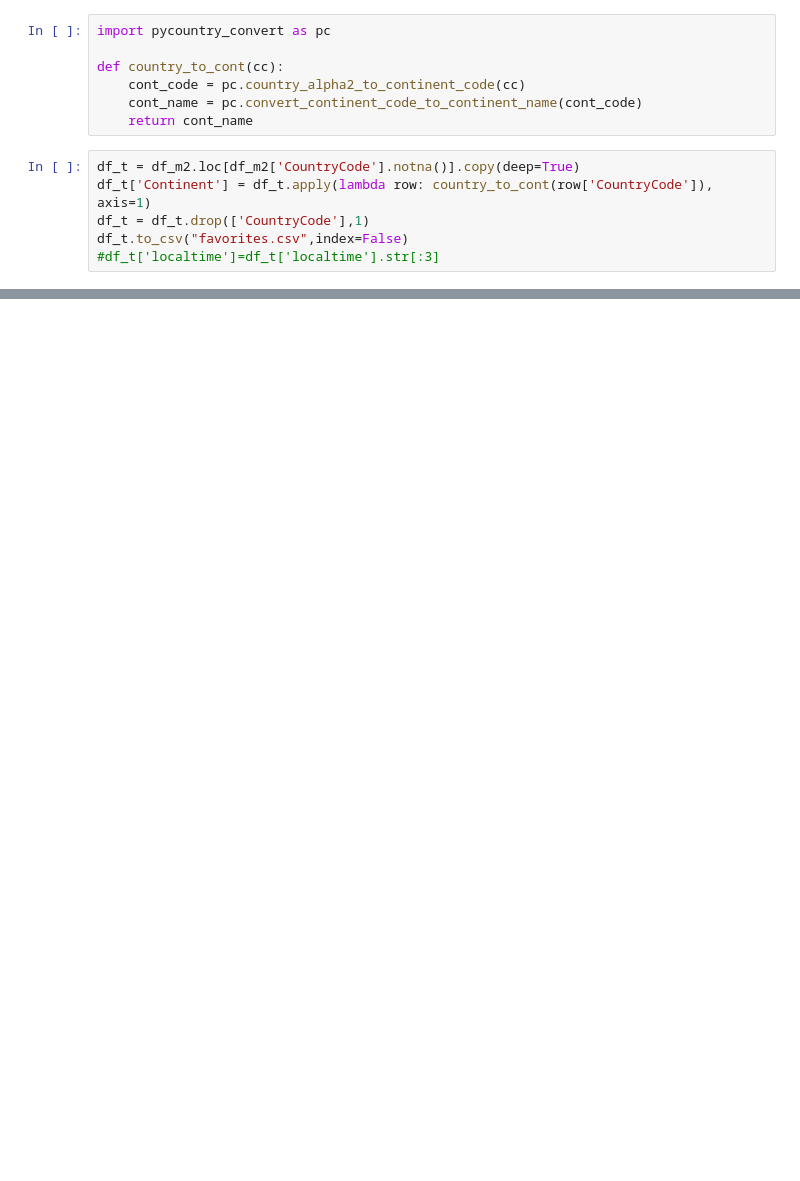
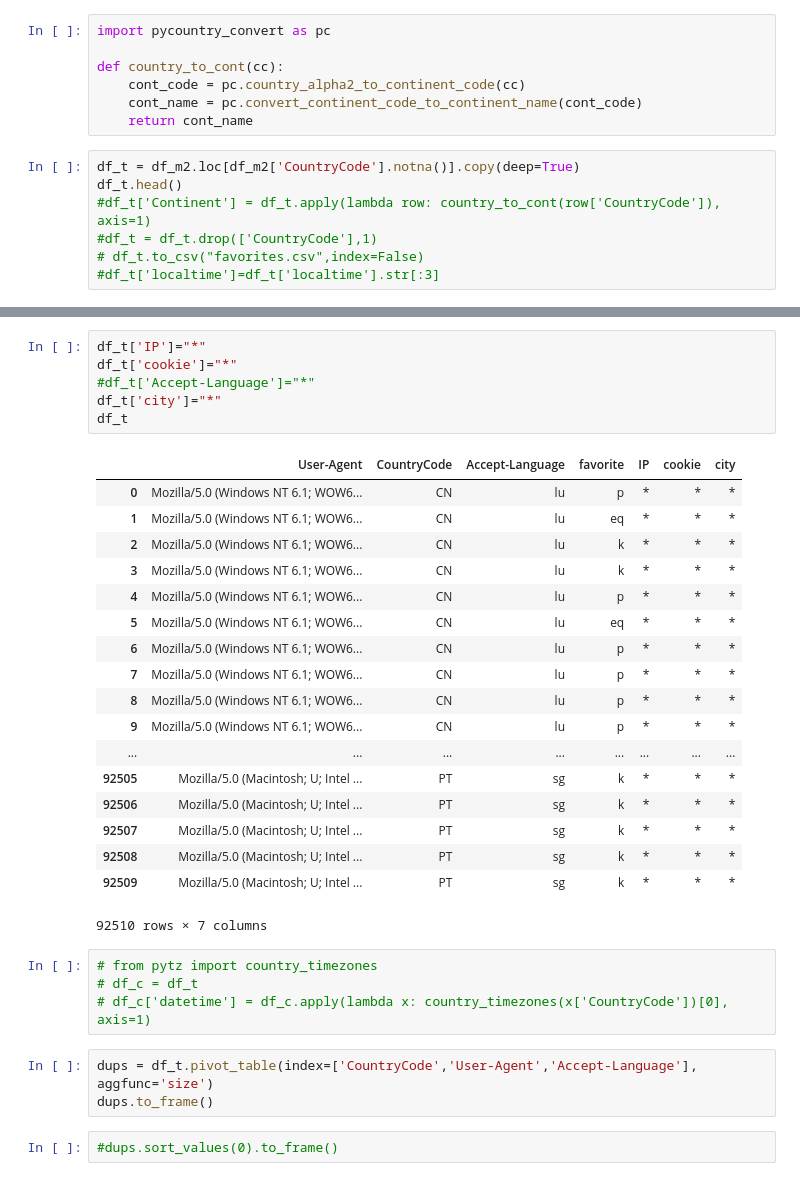
Before and after one commit to msilin/dogcat, a Jupyter notebook: K_Anonymity_ms.ipynb, the cells around one changed output, grey strips where cells are left out. Saved outputs shown, nothing was run; the diff lists cells and outputs as text; blank space fills up the shorter version.

```diff
--- a/K_Anonymity_ms.ipynb
+++ b/K_Anonymity_ms.ipynb
@@ -70,7 +89,8 @@ def country_to_cont(cc):
     return cont_name
 # %%
 df_t = df_m2.loc[df_m2['CountryCode'].notna()].copy(deep=True)
-df_t['Continent'] = df_t.apply(lambda row: country_to_cont(row['CountryCode']), axis=1)
-df_t = df_t.drop(['CountryCode'],1)
-df_t.to_csv("favorites.csv",index=False)
+df_t.head()
+#df_t['Continent'] = df_t.apply(lambda row: country_to_cont(row['CountryCode']), axis=1)
+#df_t = df_t.drop(['CountryCode'],1)
+# df_t.to_csv("favorites.csv",index=False)
 #df_t['localtime']=df_t['localtime'].str[:3]
@@ -76,0 +104,34 @@ df_t.to_csv("favorites.csv",index=False)
+# %%
+df_t['IP']="*"
+df_t['cookie']="*"
+#df_t['Accept-Language']="*"
+df_t['city']="*"
+df_t
+# %% [output]
+|  | User-Agent | CountryCode | Accept-Language | favorite | IP | cookie | city |
+| 0 | Mozilla/5.0 (Windows NT 6.1; WOW6... | CN | lu | p | * | * | * |
+| 1 | Mozilla/5.0 (Windows NT 6.1; WOW6... | CN | lu | eq | * | * | * |
+| 2 | Mozilla/5.0 (Windows NT 6.1; WOW6... | CN | lu | k | * | * | * |
+| 3 | Mozilla/5.0 (Windows NT 6.1; WOW6... | CN | lu | k | * | * | * |
+| 4 | Mozilla/5.0 (Windows NT 6.1; WOW6... | CN | lu | p | * | * | * |
+| 5 | Mozilla/5.0 (Windows NT 6.1; WOW6... | CN | lu | eq | * | * | * |
+| 6 | Mozilla/5.0 (Windows NT 6.1; WOW6... | CN | lu | p | * | * | * |
+| 7 | Mozilla/5.0 (Windows NT 6.1; WOW6... | CN | lu | p | * | * | * |
+| 8 | Mozilla/5.0 (Windows NT 6.1; WOW6... | CN | lu | p | * | * | * |
+| 9 | Mozilla/5.0 (Windows NT 6.1; WOW6... | CN | lu | p | * | * | * |
+| ... | ... | ... | ... | ... | ... | ... | ... |
+| 92505 | Mozilla/5.0 (Macintosh; U; Intel ... | PT | sg | k | * | * | * |
+| 92506 | Mozilla/5.0 (Macintosh; U; Intel ... | PT | sg | k | * | * | * |
+| 92507 | Mozilla/5.0 (Macintosh; U; Intel ... | PT | sg | k | * | * | * |
+| 92508 | Mozilla/5.0 (Macintosh; U; Intel ... | PT | sg | k | * | * | * |
+| 92509 | Mozilla/5.0 (Macintosh; U; Intel ... | PT | sg | k | * | * | * |
+92510 rows × 7 columns
+# %%
+# from pytz import country_timezones
+# df_c = df_t
+# df_c['datetime'] = df_c.apply(lambda x: country_timezones(x['CountryCode'])[0], axis=1)
+# %%
+dups = df_t.pivot_table(index=['CountryCode','User-Agent','Accept-Language'], aggfunc='size')
+dups.to_frame()
+# %%
+#dups.sort_values(0).to_frame()
```
Also changed, not shown: parts of 7 cells of this notebook.
